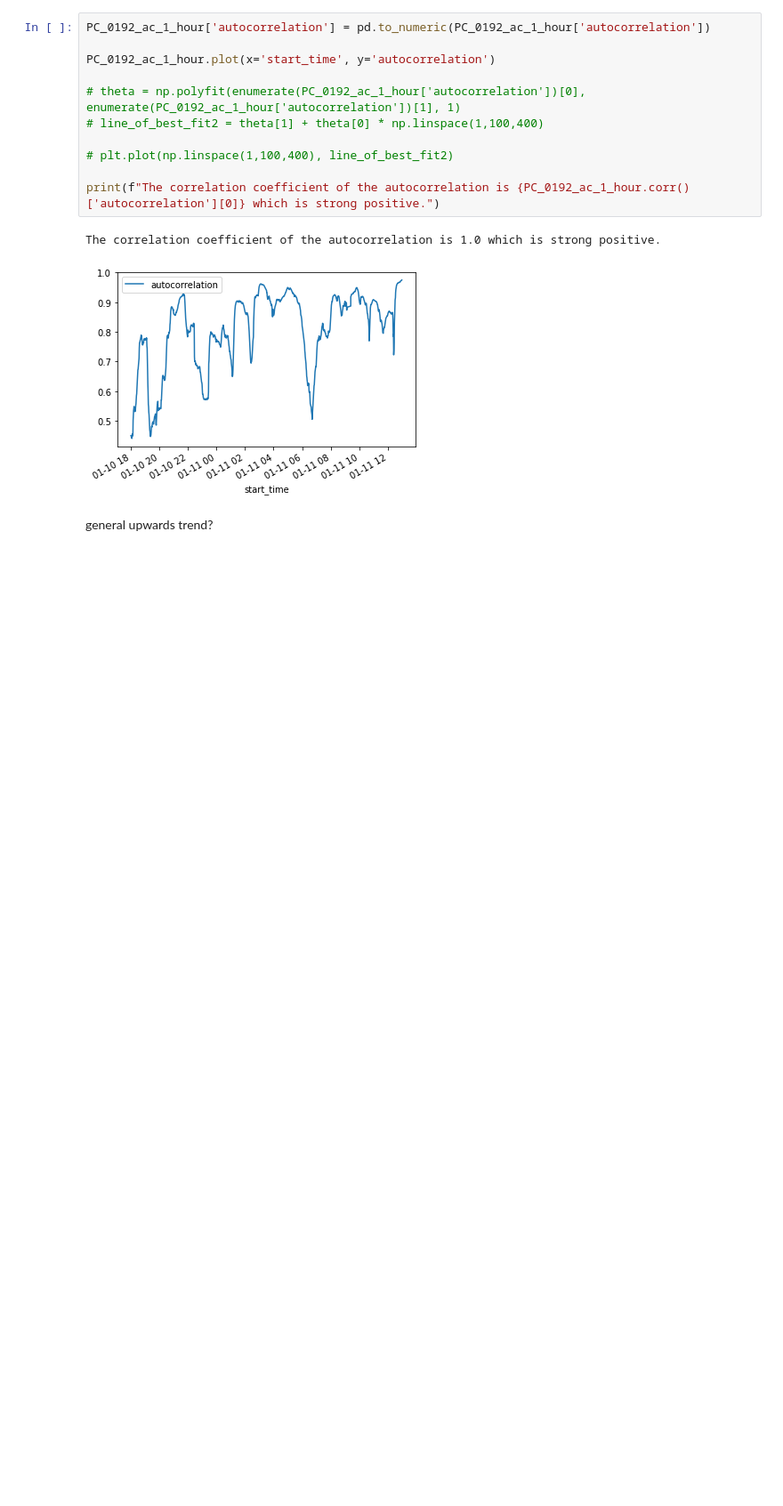
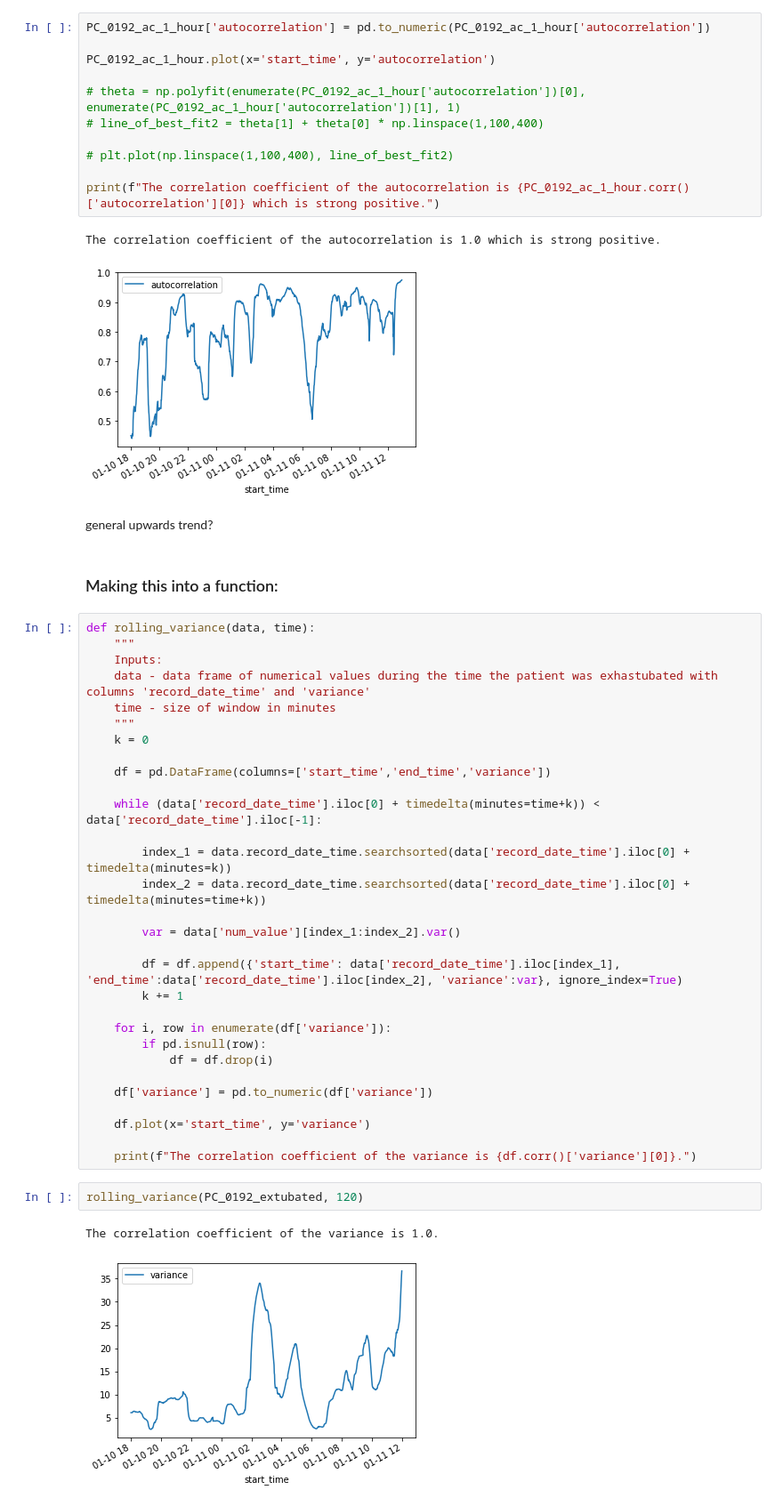
Before and after one commit to l-khali/old_In2Research, a Jupyter notebook: PC-0192_analysis.ipynb, the cells around one changed output. Shown at 89% size. Drawn from its saved outputs; the diff is of its cells as text; blank space fills up the shorter version.

Commit message:
functions

```diff
--- a/PC-0192_analysis.ipynb
+++ b/PC-0192_analysis.ipynb
@@ -422,3 +422,40 @@ The correlation coefficient of the autocorrelation is 1.0 which is strong positi
 [figure]
 # %% [markdown]
 general upwards trend?
+# %% [markdown]
+### Making this into a function:
+# %%
+def rolling_variance(data, time):
+    """
+    Inputs:
+    data - data frame of numerical values during the time the patient was exhastubated with columns 'record_date_time' and 'variance'
+    time - size of window in minutes
+    """
+    k = 0
+
+    df = pd.DataFrame(columns=['start_time','end_time','variance'])
+
+    while (data['record_date_time'].iloc[0] + timedelta(minutes=time+k)) < data['record_date_time'].iloc[-1]:
+
+        index_1 = data.record_date_time.searchsorted(data['record_date_time'].iloc[0] + timedelta(minutes=k))
+        index_2 = data.record_date_time.searchsorted(data['record_date_time'].iloc[0] + timedelta(minutes=time+k))
+
+        var = data['num_value'][index_1:index_2].var()
+
+        df = df.append({'start_time': data['record_date_time'].iloc[index_1], 'end_time':data['record_date_time'].iloc[index_2], 'variance':var}, ignore_index=True)
+        k += 1
+
+    for i, row in enumerate(df['variance']):
+        if pd.isnull(row):
+            df = df.drop(i)
+
+    df['variance'] = pd.to_numeric(df['variance'])
+
+    df.plot(x='start_time', y='variance')
+
+    print(f"The correlation coefficient of the variance is {df.corr()['variance'][0]}.")
+# %%
+rolling_variance(PC_0192_extubated, 120)
+# %% [output]
+The correlation coefficient of the variance is 1.0.
+[figure, added]
```
Also changed, not shown: parts of 2 cells of this notebook.
